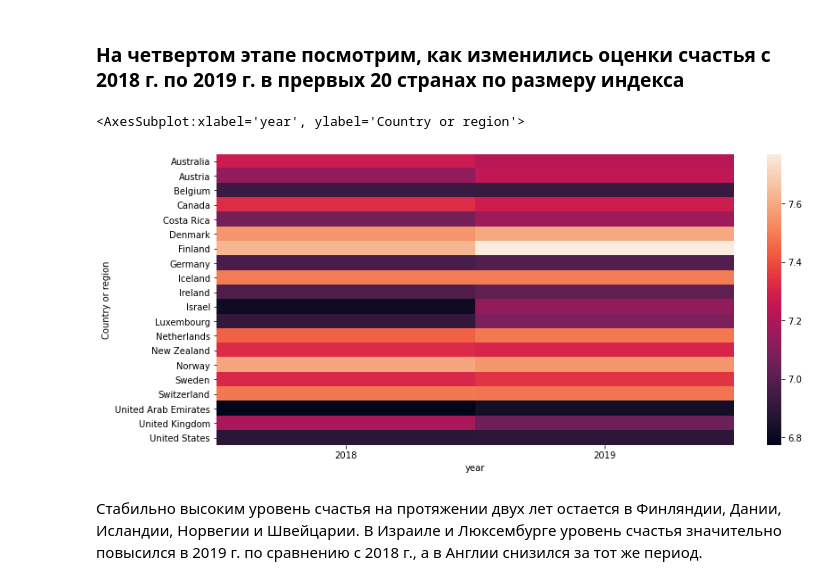
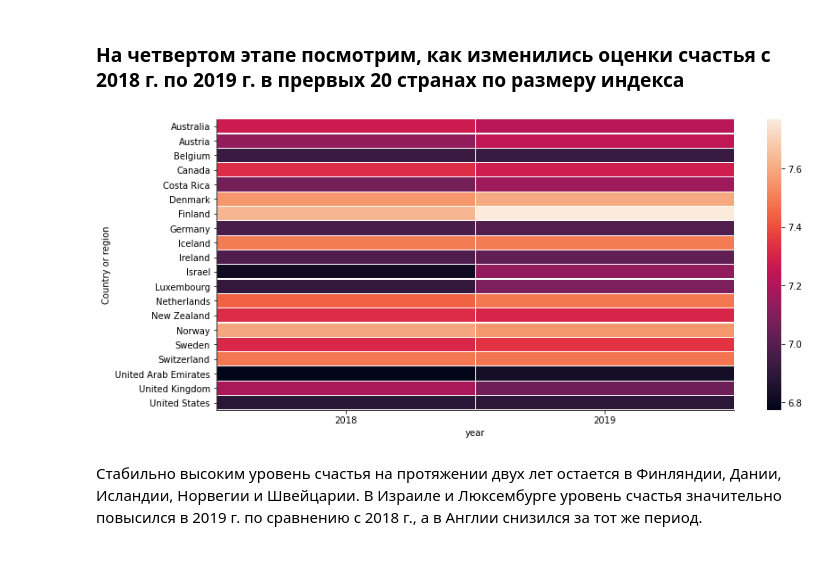
Before and after one commit to ConveroMursa/pyda_homeworks, a Jupyter notebook: visualization/visualization.ipynb, the cells around one changed output. Saved outputs shown, nothing was run; the diff lists cells and outputs as text; code cells hidden in the pictures.

```diff
--- a/visualization/visualization.ipynb
+++ b/visualization/visualization.ipynb
@@ -131,10 +135,10 @@ all_df_p = all_df_group.pivot_table(
 # %%
 all_df_p = all_df_p.dropna()
 # %%
-sns.heatmap(all_df_p)
+sns.heatmap(all_df_p, linewidths=0.2)
+sns.despine()
 # %% [output]
-<AxesSubplot:xlabel='year', ylabel='Country or region'>
-[figure, old version]
+[figure, new version]
 # %% [markdown]
 Стабильно высоким уровень счастья на протяжении двух лет остается в Финляндии, Дании, Исландии, Норвегии и Швейцарии. В Израиле и Люксембурге уровень счастья значительно повысился в 2019 г. по сравнению с 2018 г., а в Англии снизился за тот же период.
 # %% [markdown]
```
Also changed, not shown: parts of 11 cells of this notebook.
